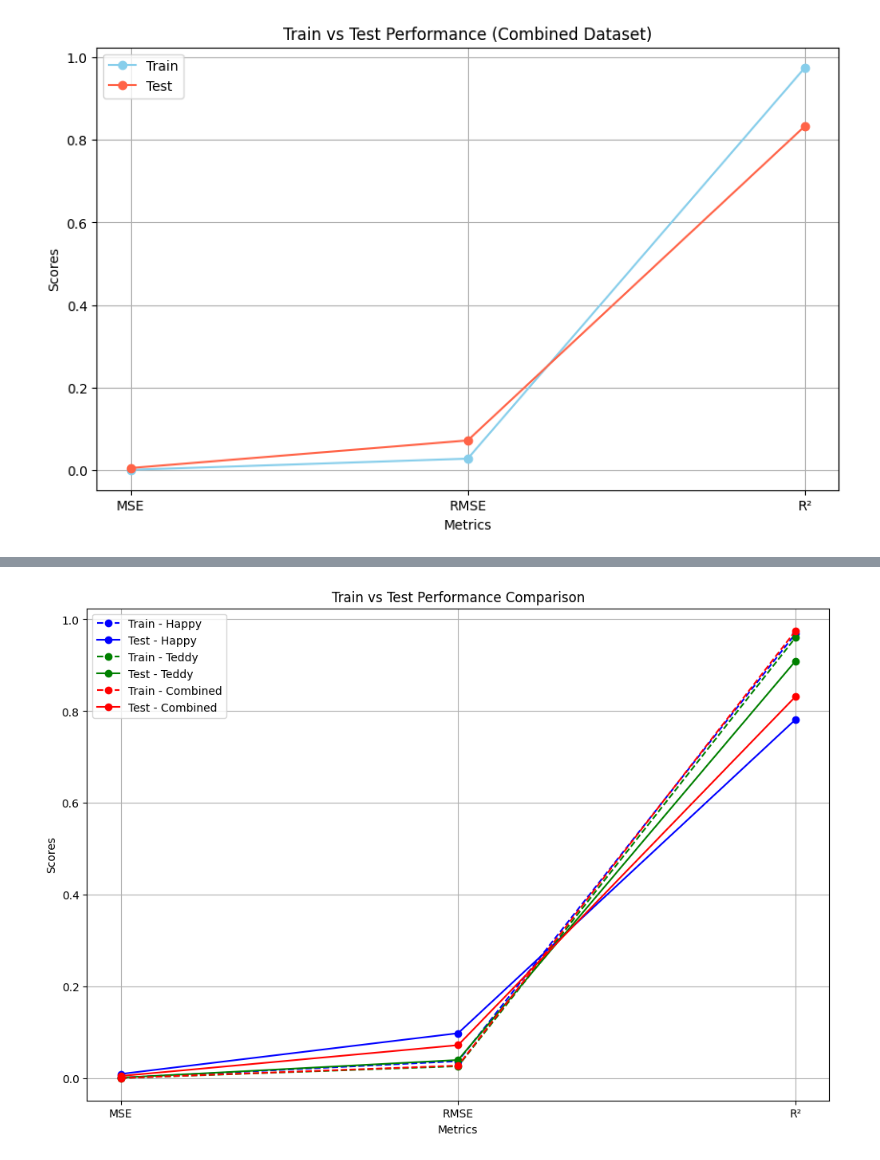
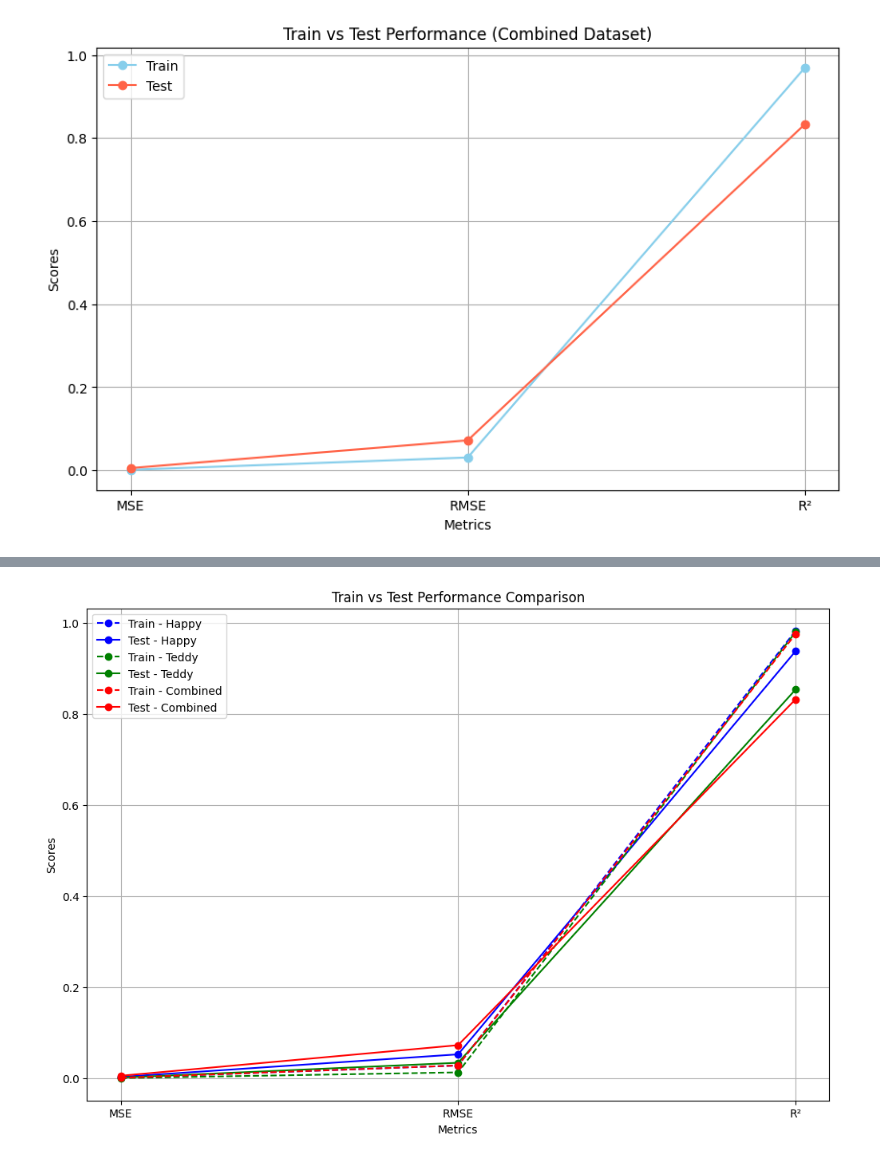
Before and after one commit to saidakhursheed/Estimating-Galaxy-Distances, a Jupyter notebook: combinecode.ipynb, the cells around one changed output, grey strips where cells are left out. Saved outputs shown, nothing was run; the diff lists cells and outputs as text; code cells hidden in the pictures.

```diff
--- a/combinecode.ipynb
+++ b/combinecode.ipynb
@@ -269,32 +330,32 @@ plt.show()
 # %%
 # Data for plotting
 metrics = ['MSE', 'RMSE', 'R²']
-train_scores_happy = [0.0014137342183336333, 0.03759965715712888, 0.9689838861906248]
-test_scores_happy = [0.009705949689442826, 0.09851877835947229, 0.781844647208765]
-train_scores_teddy = [0.0007063669932992196, 0.026577565601447015, 0.960427662321778]
-test_scores_teddy = [0.0016141123620710361, 0.0401760172499843, 0.9093868114563499]
+train_scores_happy = [0.000775762792258263, 0.027852518598113583, 0.9825206153082429]
+test_scores_happy = [0.002737901262988879, 0.052324958318080664, 0.9375904122603527]
+train_scores_teddy = [0.00016152529975510898, 0.012709260393709343, 0.9795724273059899]
+test_scores_teddy = [0.001145687405706767, 0.03384800445678839, 0.8533350412217106]
 train_scores_combined = [0.0007820074568386909, 0.027964396235904878, 0.9752001702370817]
 test_scores_combined = [0.005251404062778026, 0.07246657203689179, 0.8318704074852377]
 
 plt.figure(figsize=(12, 8))
 
 # Plot Happy dataset
 plt.plot(metrics, train_scores_happy, marker='o', label='Train - Happy', color='blue', linestyle='dashed')
 plt.plot(metrics, test_scores_happy, marker='o', label='Test - Happy', color='blue')
 
 # Plot Teddy dataset
 plt.plot(metrics, train_scores_teddy, marker='o', label='Train - Teddy', color='green', linestyle='dashed')
 plt.plot(metrics, test_scores_teddy, marker='o', label='Test - Teddy', color='green')
 
 # Plot Combined dataset
 plt.plot(metrics, train_scores_combined, marker='o', label='Train - Combined', color='red', linestyle='dashed')
 plt.plot(metrics, test_scores_combined, marker='o', label='Test - Combined', color='red')
 
 plt.xlabel('Metrics')
 plt.ylabel('Scores')
 plt.title('Train vs Test Performance Comparison')
 plt.legend()
 plt.grid(True)
 plt.show()
 # %% [output]
-[figure, old version]
+[figure, new version]
```
Also changed, not shown: parts of 10 cells of this notebook.
